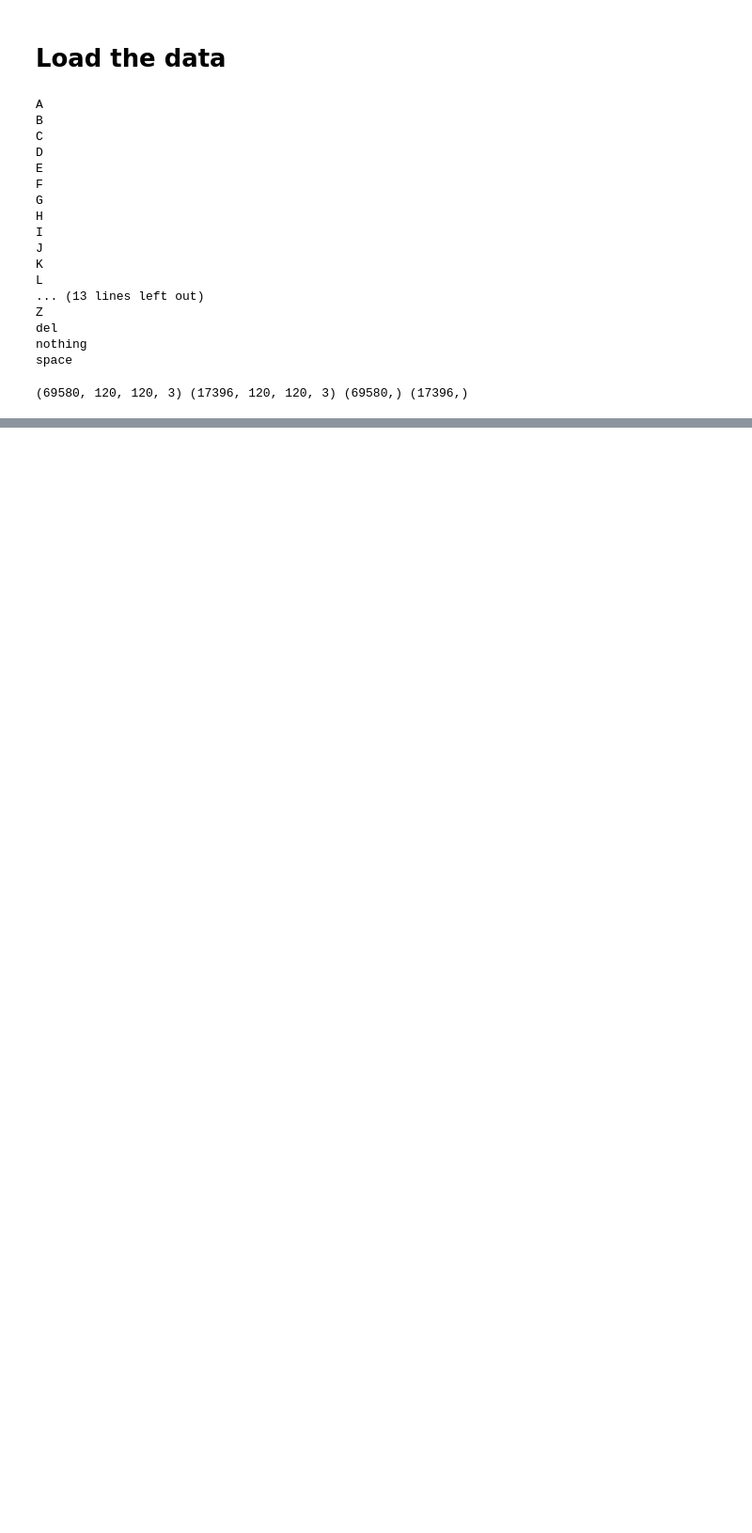
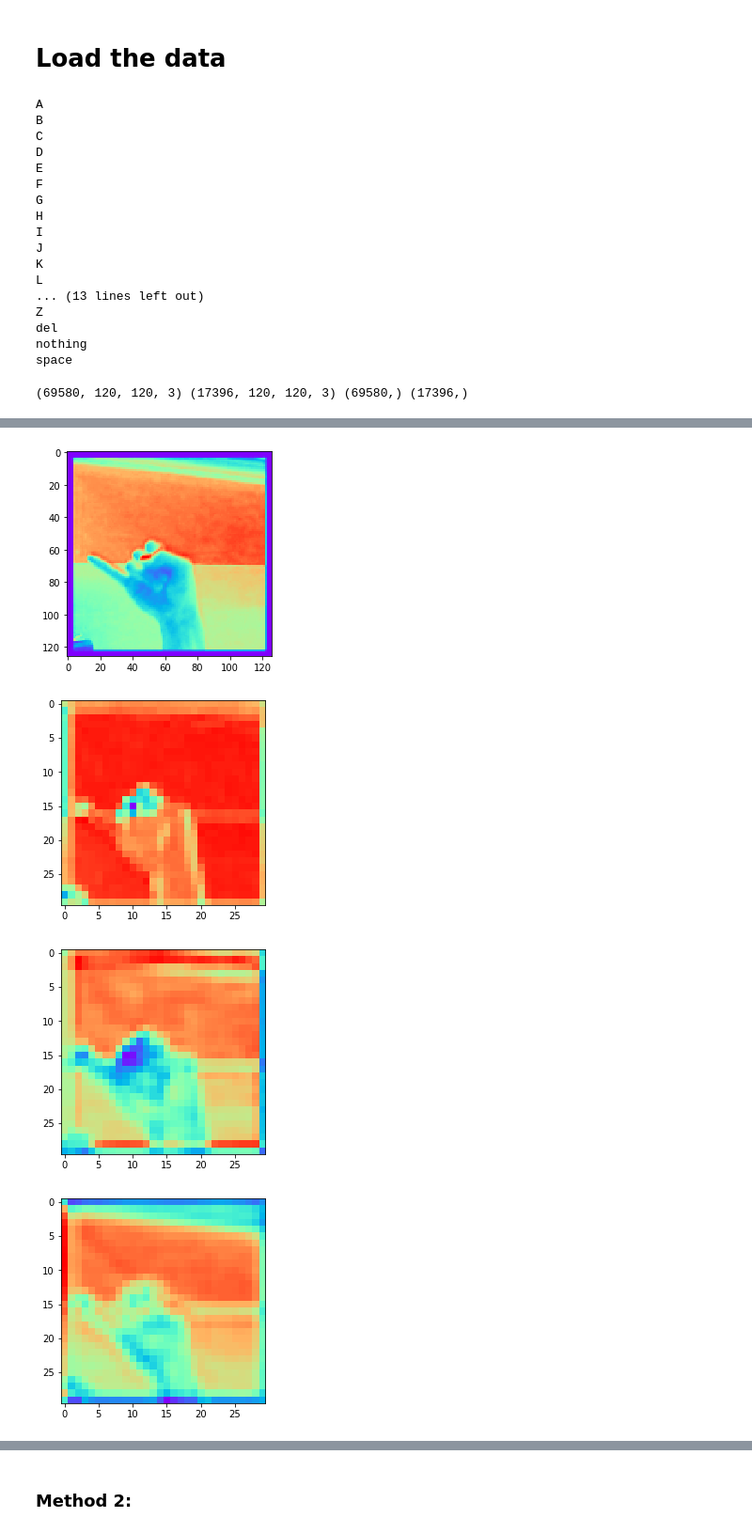
Before and after one commit to RoadToML/msa-phase-2-2019, a Jupyter notebook: transfer_learning/transfer_learning.ipynb, the cells around one changed output, grey strips where cells are left out. Shown: that part at 94% size. Saved outputs shown, nothing was run; the diff lists cells and outputs as text; code cells hidden in the pictures; blank space fills up the shorter version.

```diff
--- a/transfer_learning/transfer_learning.ipynb
+++ b/transfer_learning/transfer_learning.ipynb
@@ -404 +489,3 @@ Epoch 10/10
+# %%
+my_resnet_model_1 = load_model('my_resnet_model_1.h5')
 # %%
@@ -415,0 +503,8 @@ Text(0.5, 1.0, 'Comparing train and val loss of method 1')
+# %%
+for i in range(len(my_resnet_model_1.layers)):
+	layer = my_resnet_model_1.layers[i]
+
+	if 'res' not in layer.name and 'conv' not in layer.name:
+		continue
+
+	print(i, layer.name, layer.output.shape)
@@ -415,0 +529,20 @@ Text(0.5, 1.0, 'Comparing train and val loss of method 1')
+# %%
+def get_feature_model_gen_1(layer = 100, step = 3):
+    for i in range(1, layer, step):
+        if 'res' not in my_resnet_model_1.layers[i].name and 'conv' not in my_resnet_model_1.layers[i].name:
+            continue
+
+        yield Model(inputs=my_resnet_model_1.inputs, outputs=my_resnet_model_1.layers[i].output)
+# %%
+X_test = X_test.reshape(-1, img_size, img_size, 3)
+# %%
+for feature_model in get_feature_model_gen_1():
+    feature_maps = feature_model.predict(X_test[:1])
+
+    plt.imshow(feature_maps[0, :, :, 0], cmap='rainbow')
+    plt.show()
+# %% [output]
+[figure, added]
+[figure, added]
+[figure, added]
+[figure, added]
@@ -415,0 +557,2 @@ Text(0.5, 1.0, 'Comparing train and val loss of method 1')
+# %% [markdown]
+### Method 2:
```
Also changed, not shown: parts of 49 cells of this notebook.
